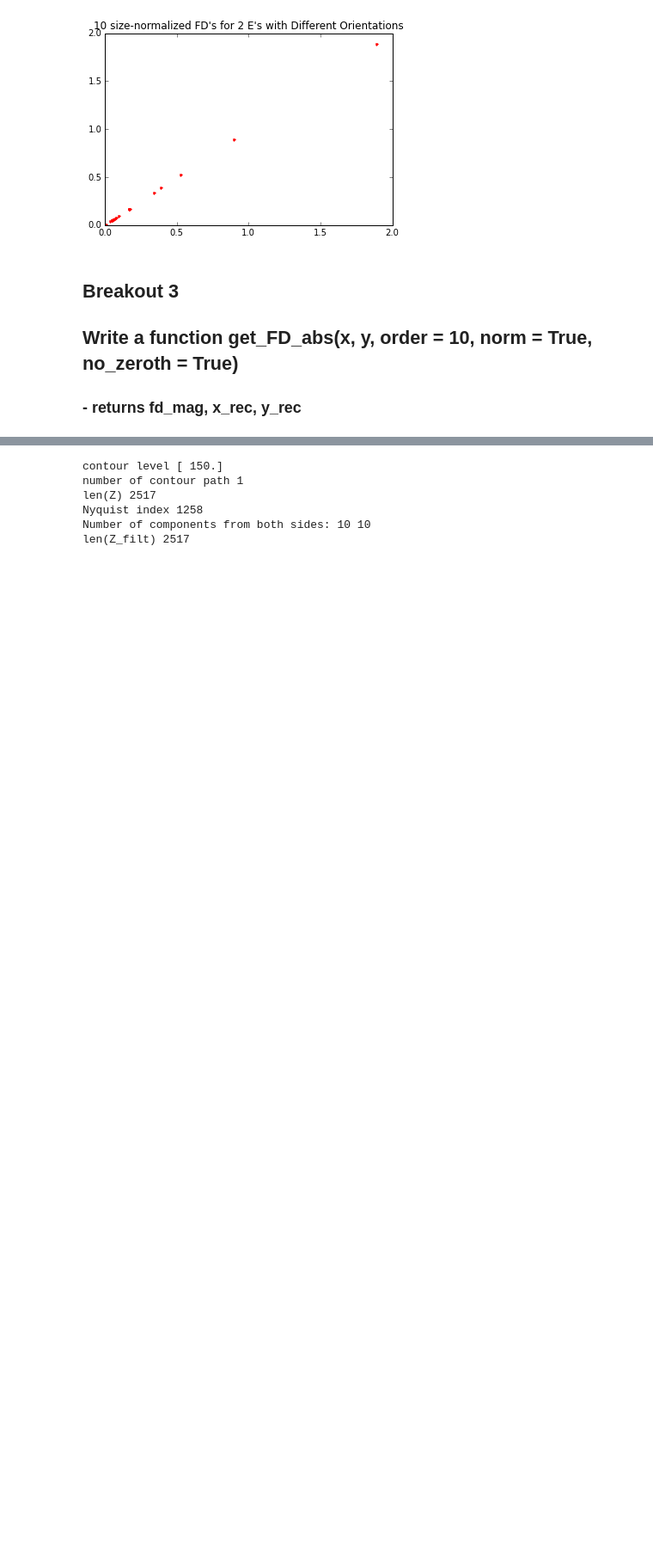
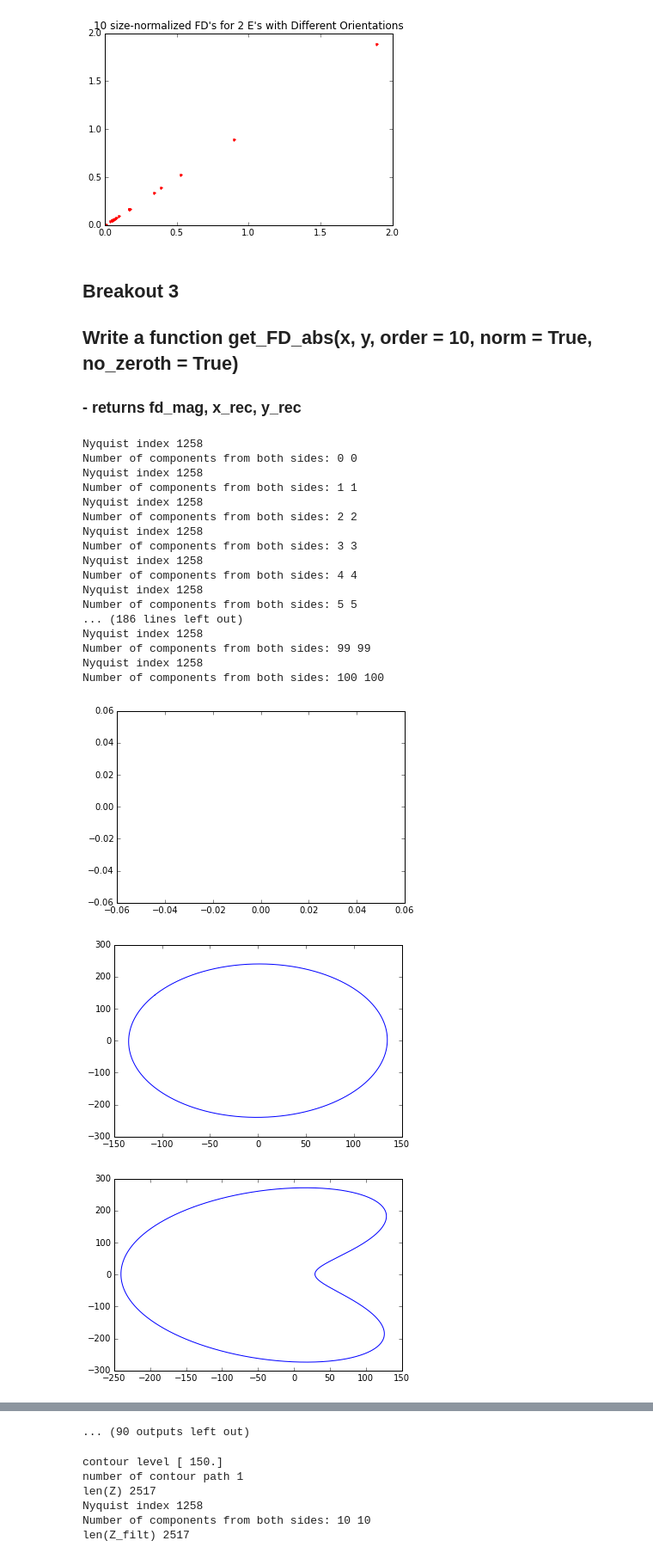
Before and after one commit to compphys-jvbaca/comp-phys, a Jupyter notebook: PhysPy-wk12_2015.ipynb, the cells around one changed output, grey strips where cells are left out. Shown at 86% size. Drawn from its saved outputs; the diff is of its cells as text; code cells hidden in the pictures; blank space fills up the shorter version.

```diff
--- a/PhysPy-wk12_2015.ipynb
+++ b/PhysPy-wk12_2015.ipynb
@@ -1040,3 +1040,41 @@ Number of components from both sides: 10 10
 ## Write a function get_FD_abs(x, y, order = 10, norm = True, no_zeroth = True)
 
 ### - returns fd_mag, x_rec, y_rec
+# %%
+def get_FD_abs(x, y, order = 10, norm = True, no_zeroth = True):
+    fd = FD(x, y)
+    filt_fd = filt_FD(fd, order, no_zeroth)
+
+    if norm:
+         filt_fd = size_norm(filt_fd)
+    x_rec, y_rec = recover_shape(filt_fd)
+
+    fd_mag = np.abs(filt_fd)
+    return fd_mag, x_rec, y_rec
+num = 0
+while num <= 100:
+    fd_mag, x_rec, y_rec = get_FD_abs(x,y, norm = False, no_zeroth = True, order = num )
+    plt.figure()
+    plt.plot(x_rec, y_rec)
+    num+=1
+# %% [output]
+Nyquist index 1258
+Number of components from both sides: 0 0
+Nyquist index 1258
+Number of components from both sides: 1 1
+Nyquist index 1258
+Number of components from both sides: 2 2
+Nyquist index 1258
+Number of components from both sides: 3 3
+Nyquist index 1258
+Number of components from both sides: 4 4
+Nyquist index 1258
+Number of components from both sides: 5 5
+... (186 lines left out)
+Nyquist index 1258
+Number of components from both sides: 99 99
+Nyquist index 1258
+Number of components from both sides: 100 100
+[figure, added]
+[figure, added]
+[figure, added]
@@ -1043,3 +1089,4 @@ Number of components from both sides: 10 10
+... (90 outputs left out)
 # %%
 '''
 Breakout 3 Solution
```
Also changed, not shown: parts of 13 cells of this notebook, 2 other files.
